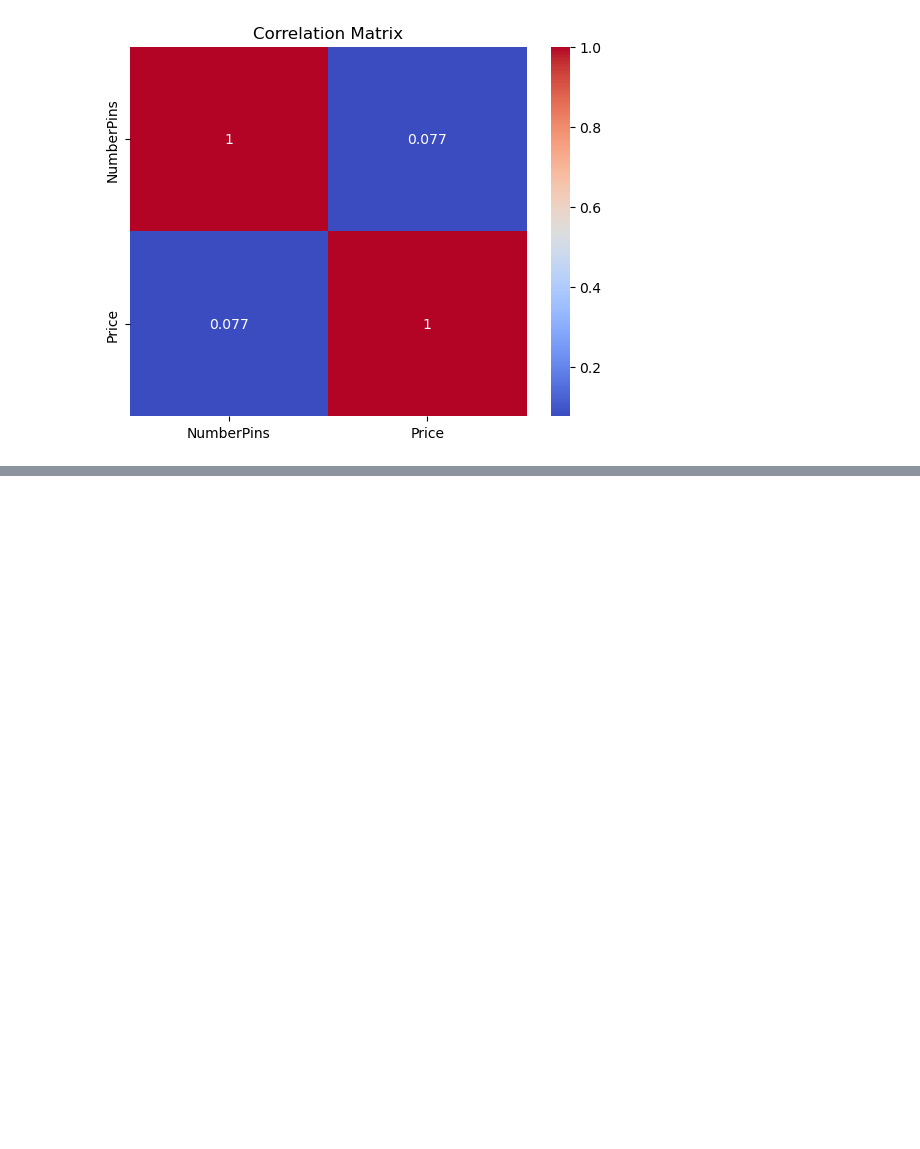
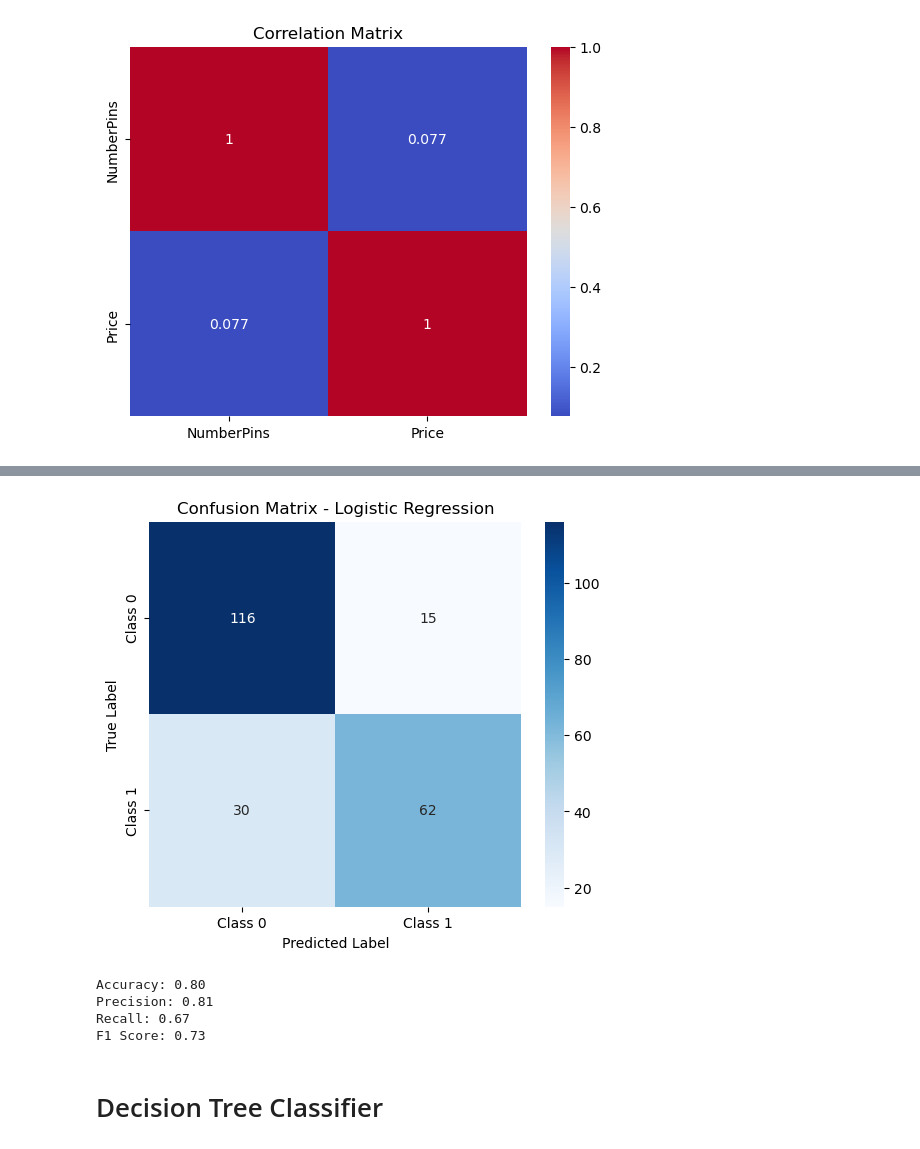
Before and after one commit to alexander385/datascience_health, a Jupyter notebook: industry_supply.ipynb, the cells around one changed output, grey strips where cells are left out. Cells and saved outputs as stored; diff of their text form; code cells hidden in the pictures; blank space fills up the shorter version.

```diff
--- a/industry_supply.ipynb
+++ b/industry_supply.ipynb
@@ -252,6 +235,0 @@ plt.show()
-# %%
-kmeans_n50 = KMeans(n_clusters=3, n_init=50, random_state=12345)
-kmeans_results_n50 = kmeans_n50.fit_predict(kmeans_data_scaled)
-
-df['Cluster_means'] = kmeans_results_n50
-print(df.head(40))
@@ -317,0 +263,5 @@ Accuracy Score: 0.7937219730941704
+# %%
+logit = LogisticRegression(max_iter=500)
+X_train = pd.get_dummies(train[['Machine', 'PreCheck', 'NumberPins', 'Price', 'MaterialOrigin', 'Cluster_means']])
+y_train = train['QI']
+logit.fit(X_train, y_train)
@@ -317,0 +272,4 @@ Accuracy Score: 0.7937219730941704
+# %%
+X_test = pd.get_dummies(test[['Machine', 'PreCheck', 'NumberPins', 'Price', 'MaterialOrigin', 'Cluster_means']])
+y_test = test['QI']
+logit_predictions = logit.predict(X_test)
@@ -317,0 +279,24 @@ Accuracy Score: 0.7937219730941704
+# %%
+conf_matrix_LR = confusion_matrix(y_test, logit_predictions)
+plt.figure(figsize=(6,5))
+sns.heatmap(conf_matrix_LR, annot=True, fmt='d', cmap='Blues', xticklabels=['Class 0', 'Class 1'], yticklabels=['Class 0', 'Class 1'])
+plt.xlabel("Predicted Label")
+plt.ylabel("True Label")
+plt.title("Confusion Matrix - Logistic Regression")
+plt.show()
+accuracy = accuracy_score(y_test, logit_predictions)
+precision = precision_score(y_test, logit_predictions)
+recall = recall_score(y_test, logit_predictions)
+f1 = f1_score(y_test, logit_predictions)
+print(f"Accuracy: {accuracy:.2f}")
+print(f"Precision: {precision:.2f}")
+print(f"Recall: {recall:.2f}")
+print(f"F1 Score: {f1:.2f}")
+# %% [output]
+[figure, added]
+Accuracy: 0.80
+Precision: 0.81
+Recall: 0.67
+F1 Score: 0.73
+# %% [markdown]
+# Decision Tree Classifier
```
Also changed, not shown: parts of 46 cells of this notebook.
